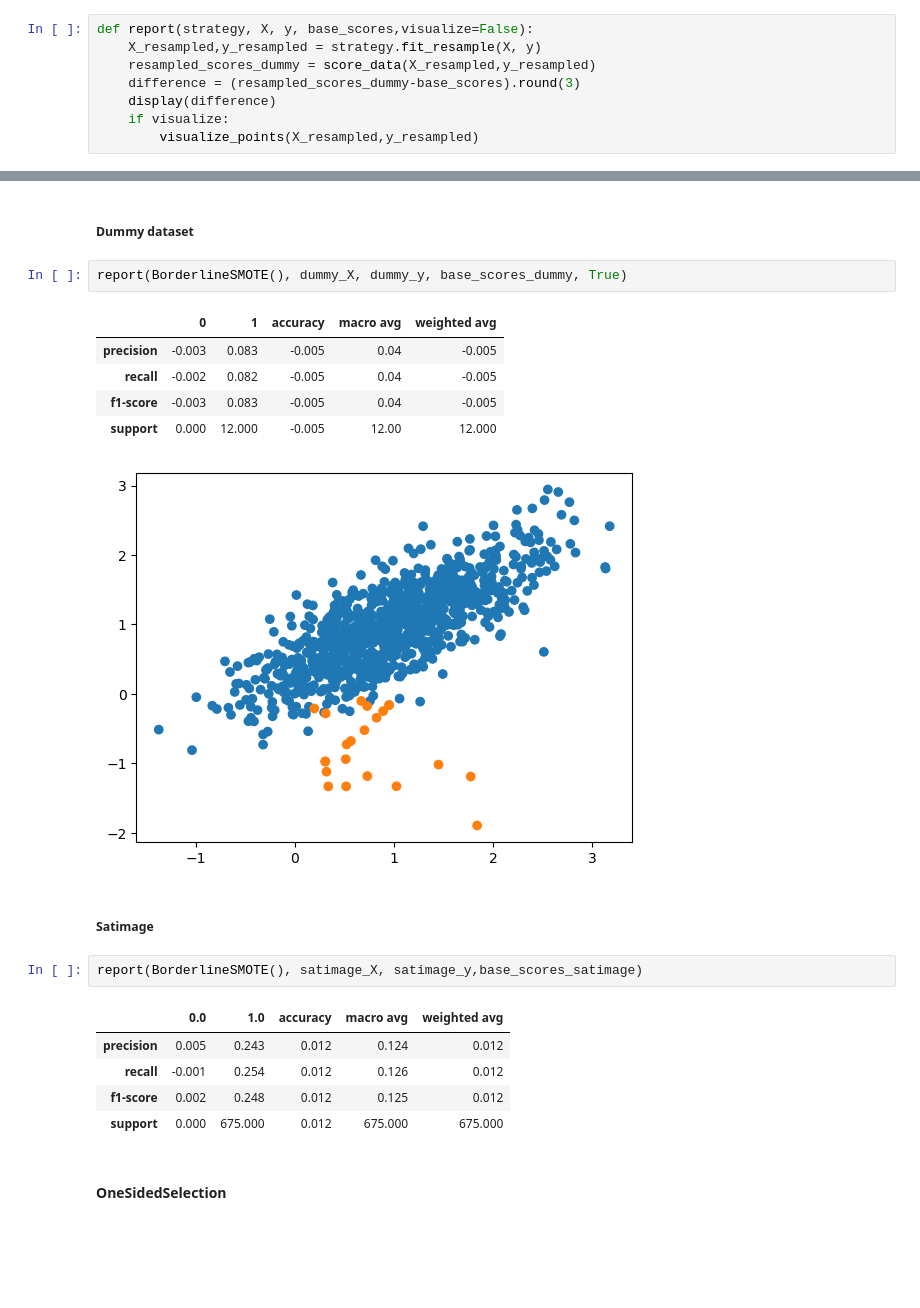
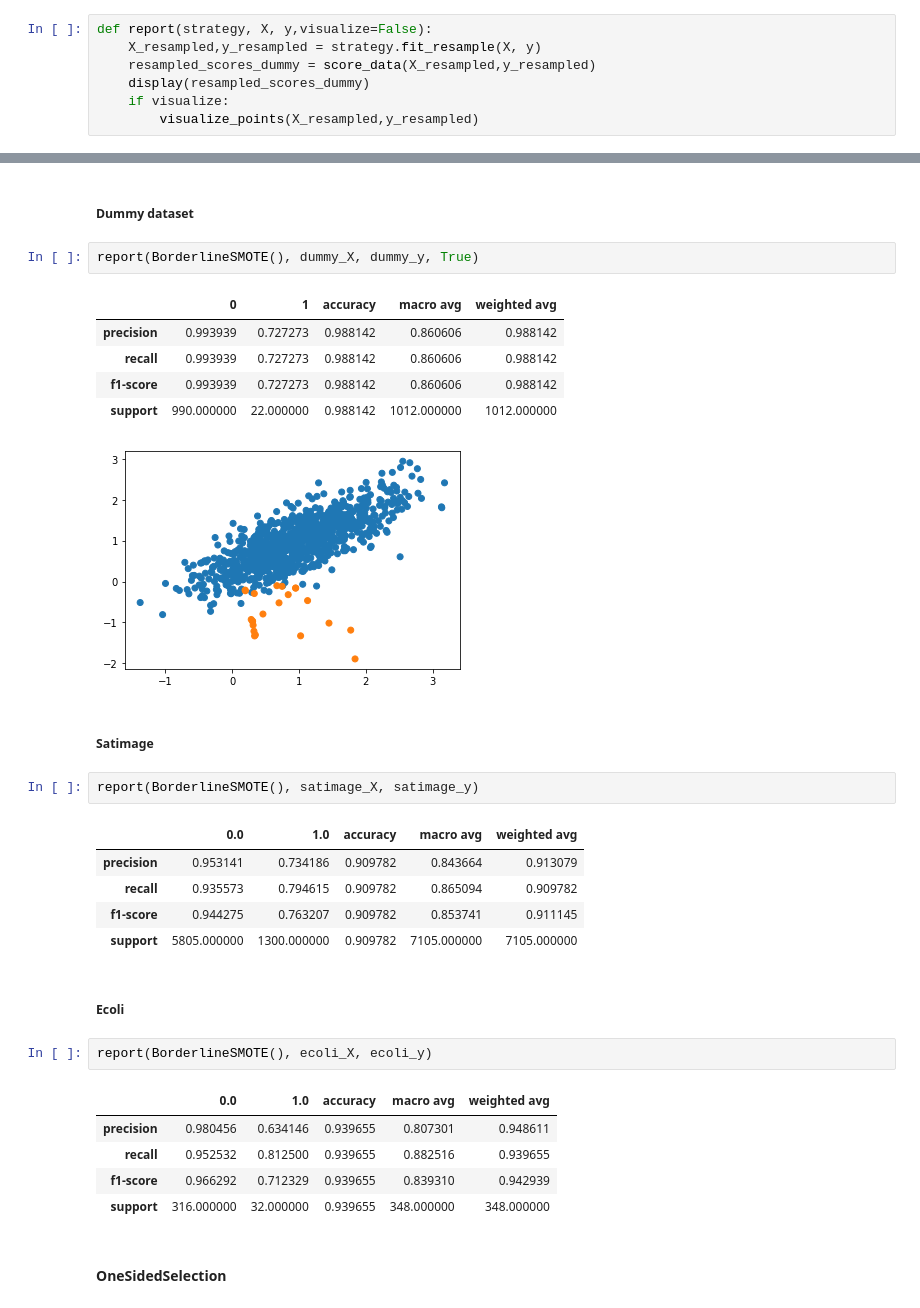
Before and after one commit to mfilan/ethics, a Jupyter notebook: main.ipynb, the cells around one changed output, grey strips where cells are left out. Saved outputs shown, nothing was run; the diff lists cells and outputs as text; blank space fills up the shorter version.

Commit message:
Add ecoli dataset

```diff
--- a/main.ipynb
+++ b/main.ipynb
@@ -71,11 +89,10 @@ display(base_scores_satimage)
 # %% [markdown]
 ### Compare performance of methods
 # %%
-def report(strategy, X, y, base_scores,visualize=False):
+def report(strategy, X, y,visualize=False):
 	X_resampled,y_resampled = strategy.fit_resample(X, y)
 	resampled_scores_dummy = score_data(X_resampled,y_resampled)
-	difference = (resampled_scores_dummy-base_scores).round(3)
-	display(difference)
+	display(resampled_scores_dummy)
 	if visualize:
 		visualize_points(X_resampled,y_resampled)
 # %% [markdown]
@@ -83,24 +100,34 @@ def report(strategy, X, y, base_scores,visualize=False):
 # %% [markdown]
 ##### Dummy dataset
 # %%
-report(BorderlineSMOTE(), dummy_X, dummy_y, base_scores_dummy, True)
+report(BorderlineSMOTE(), dummy_X, dummy_y, True)
 # %% [output]
 |  | 0 | 1 | accuracy | macro avg | weighted avg |
-| precision | -0.003 | 0.083 | -0.005 | 0.04 | -0.005 |
-| recall | -0.002 | 0.082 | -0.005 | 0.04 | -0.005 |
-| f1-score | -0.003 | 0.083 | -0.005 | 0.04 | -0.005 |
-| support | 0.000 | 12.000 | -0.005 | 12.00 | 12.000 |
+| precision | 0.993939 | 0.727273 | 0.988142 | 0.860606 | 0.988142 |
+| recall | 0.993939 | 0.727273 | 0.988142 | 0.860606 | 0.988142 |
+| f1-score | 0.993939 | 0.727273 | 0.988142 | 0.860606 | 0.988142 |
+| support | 990.000000 | 22.000000 | 0.988142 | 1012.000000 | 1012.000000 |
-[figure, old version]
+[figure, new version]
 # %% [markdown]
 ##### Satimage
 # %%
-report(BorderlineSMOTE(), satimage_X, satimage_y,base_scores_satimage)
+report(BorderlineSMOTE(), satimage_X, satimage_y)
 # %% [output]
 |  | 0.0 | 1.0 | accuracy | macro avg | weighted avg |
-| precision | 0.005 | 0.243 | 0.012 | 0.124 | 0.012 |
-| recall | -0.001 | 0.254 | 0.012 | 0.126 | 0.012 |
-| f1-score | 0.002 | 0.248 | 0.012 | 0.125 | 0.012 |
-| support | 0.000 | 675.000 | 0.012 | 675.000 | 675.000 |
+| precision | 0.953141 | 0.734186 | 0.909782 | 0.843664 | 0.913079 |
+| recall | 0.935573 | 0.794615 | 0.909782 | 0.865094 | 0.909782 |
+| f1-score | 0.944275 | 0.763207 | 0.909782 | 0.853741 | 0.911145 |
+| support | 5805.000000 | 1300.000000 | 0.909782 | 7105.000000 | 7105.000000 |
+# %% [markdown]
+##### Ecoli
+# %%
+report(BorderlineSMOTE(), ecoli_X, ecoli_y)
+# %% [output]
+|  | 0.0 | 1.0 | accuracy | macro avg | weighted avg |
+| precision | 0.980456 | 0.634146 | 0.939655 | 0.807301 | 0.948611 |
+| recall | 0.952532 | 0.812500 | 0.939655 | 0.882516 | 0.939655 |
+| f1-score | 0.966292 | 0.712329 | 0.939655 | 0.839310 | 0.942939 |
+| support | 316.000000 | 32.000000 | 0.939655 | 348.000000 | 348.000000 |
 # %% [markdown]
 #### OneSidedSelection
 # %% [markdown]
```
Also changed, not shown: parts of 14 cells of this notebook.
